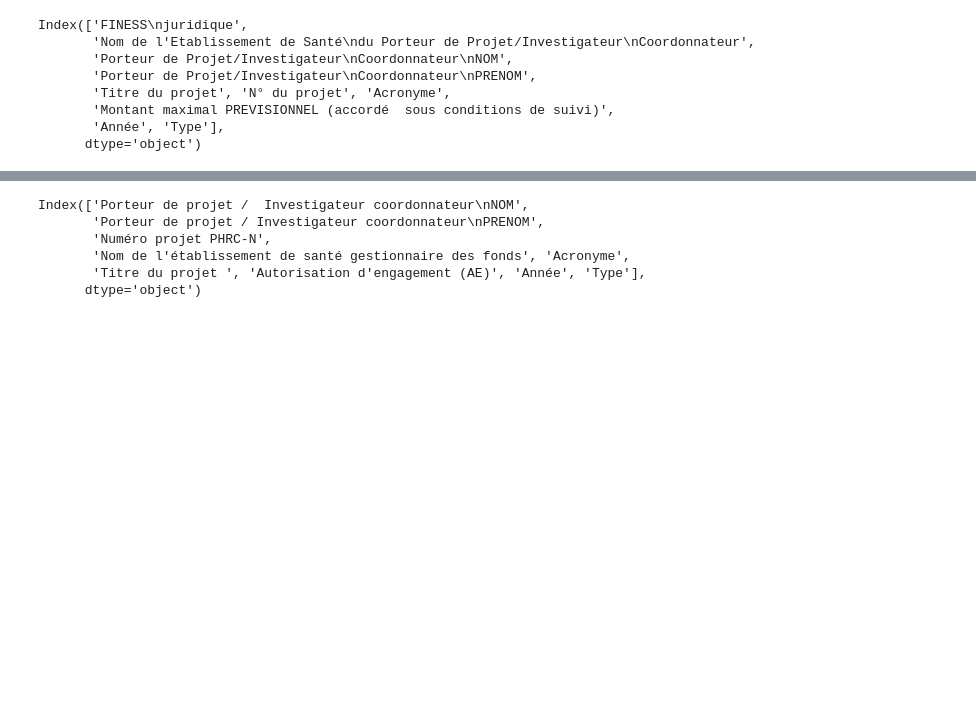
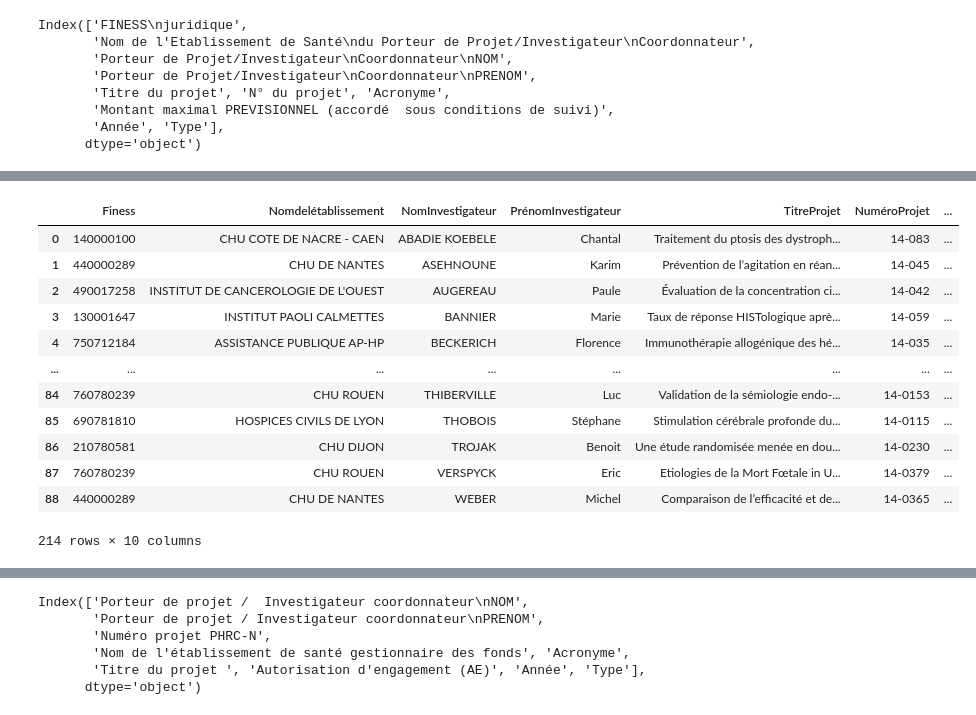
Before and after one commit to zinebgasmi/App-pratique, a Jupyter notebook: phrc.ipynb, the cells around one changed output, grey strips where cells are left out. Saved outputs shown, nothing was run; the diff lists cells and outputs as text; code cells hidden in the pictures; blank space fills up the shorter version.

```diff
--- a/phrc.ipynb
+++ b/phrc.ipynb
@@ -152,6 +179,22 @@ phrcK_2014=phrcK_2014.drop(['Commentaires'], axis=1)
 # %%
 #concatener et renommer les colonnes
 phrc2014 = pd.concat([phrcI_2014,phrcK_2014,phrcN_2014])
-phrc2014.columns = ["Finess","Nom de l'établissement","NomInvestigateur","PrénomInvestigateur","TitreProjet","NuméroProjet","Acronyme","MontantAccordé","Année","Type"]
+phrc2014.columns = ["Finess","Nomdelétablissement","NomInvestigateur","PrénomInvestigateur","TitreProjet","NuméroProjet","Acronyme","MontantAccordé","Année","Type"]
+# %%
+phrc2014
+# %% [output]
+|  | Finess | Nomdelétablissement | NomInvestigateur | PrénomInvestigateur | TitreProjet | NuméroProjet | ... |
+| 0 | 140000100 | CHU COTE DE NACRE - CAEN | ABADIE KOEBELE | Chantal | Traitement du ptosis des dystroph... | 14-083 | ... |
+| 1 | 440000289 | CHU DE NANTES | ASEHNOUNE | Karim | Prévention de l’agitation en réan... | 14-045 | ... |
+| 2 | 490017258 | INSTITUT DE CANCEROLOGIE DE L'OUEST | AUGEREAU | Paule | Évaluation de la concentration ci... | 14-042 | ... |
+| 3 | 130001647 | INSTITUT PAOLI CALMETTES | BANNIER | Marie | Taux de réponse HISTologique aprè... | 14-059 | ... |
+| 4 | 750712184 | ASSISTANCE PUBLIQUE AP-HP | BECKERICH | Florence | Immunothérapie allogénique des hé... | 14-035 | ... |
+| ... | ... | ... | ... | ... | ... | ... | ... |
+| 84 | 760780239 | CHU ROUEN | THIBERVILLE | Luc | Validation de la sémiologie endo-... | 14-0153 | ... |
+| 85 | 690781810 | HOSPICES CIVILS DE LYON | THOBOIS | Stéphane | Stimulation cérébrale profonde du... | 14-0115 | ... |
+| 86 | 210780581 | CHU DIJON | TROJAK | Benoit | Une étude randomisée menée en dou... | 14-0230 | ... |
+| 87 | 760780239 | CHU ROUEN | VERSPYCK | Eric | Etiologies de la Mort Fœtale in U... | 14-0379 | ... |
+| 88 | 440000289 | CHU DE NANTES | WEBER | Michel | Comparaison de l’efficacité et de... | 14-0365 | ... |
+214 rows × 10 columns
 # %%
 #renommer les colonnes
```
Also changed, not shown: parts of 37 cells of this notebook.
